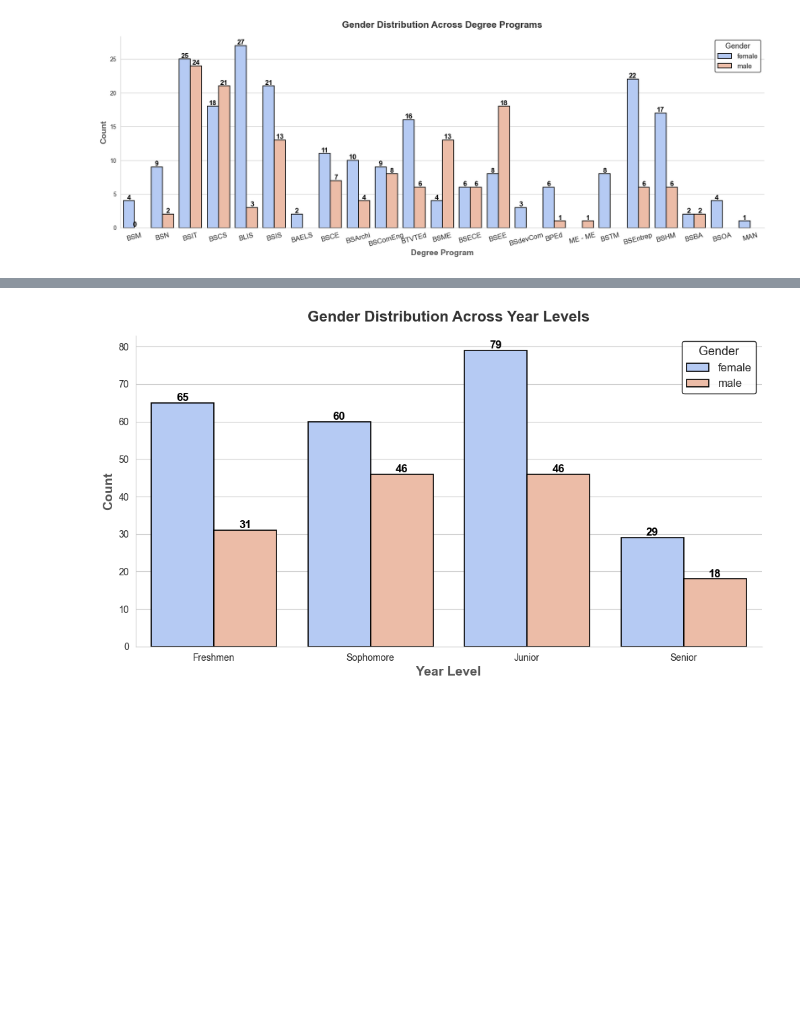
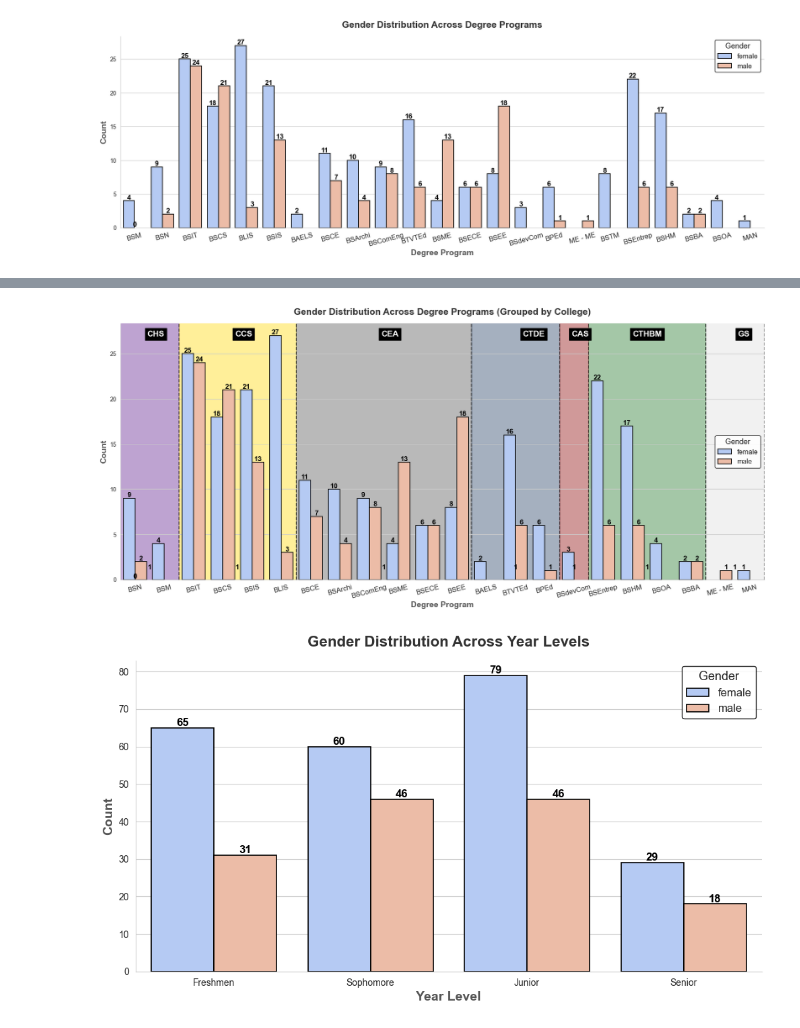
Before and after one commit to Joshua-Ean-Valera/leons.github.io, a Jupyter notebook: Love_Data.ipynb, the cells around one changed output, grey strips where cells are left out. Cells and saved outputs as stored; diff of their text form; code cells hidden in the pictures; blank space fills up the shorter version.

```diff
--- a/Love_Data.ipynb
+++ b/Love_Data.ipynb
@@ -223,3 +294,82 @@ my_pl.show()
+# %%
+import matplotlib.pyplot as plt
+import seaborn as sns
+
+# Define the custom order based on the colleges
+degree_order = [
+    "BSN", "BSM",  # CHS
+    "BSIT", "BSCS", "BSIS", "BLIS",  # CCS
+    "BSCE", "BSArchi", "BSComEng", "BSME", "BSECE", "BSEE",  # CEA
+    "BAELS", "BTVTEd", "BPEd",  # CTDE
+    "BSdevCom",  # CAS
+    "BSEntrep", "BSHM", "BSOA", "BSBA",  # CTHBM
+    "ME - ME", "MAN"  # Graduate School
+]
+
+# Define darker background colors for colleges
+college_sections = {
+    "CHS": (0, 2, "#5D198E"),  # Dark Violet
+    "CCS": (2, 6, "#FFD700"),  # Dark but lighter yellow
+    "CEA": (6, 12, "#505050"),  # Dark Grey
+    "CTDE": (12, 15, "#1E3A5F"),  # Dark Blue
+    "CAS": (15, 16, "#8B0000"),  # Dark Red
+    "CTHBM": (16, 20, "#1D7323"),  # Dark Green
+    "GS": (20, 22, "#DDDDDD")  # Dark Grey (instead of white for visibility)
+}
+
+# Define college label positions (for upper placement inside the graph)
+college_labels = {
+    "CHS": 1, "CCS": 4, "CEA": 9, "CTDE": 14, "CAS": 15.5, "CTHBM": 18, "GS": 21
+}
+
+# Set figure size
+fig, ax = plt.subplots(figsize=(20, 8))
+
+# **STEP 1: Draw background colors BEFORE the bars**
+for college, (start, end, color) in college_sections.items():
+    ax.axvspan(start - 0.5, end - 0.5, color=color, alpha=0.4, zorder=0)  # Background behind bars
+
+# **STEP 2: Plot the bars ON TOP of the background**
+sns.countplot(data=my_love, x="Degree_Program", hue="Gender",
+              order=degree_order, palette="coolwarm", edgecolor="black", linewidth=1.2, zorder=2)
+
+# **STEP 3: Add separation lines for each college**
+for _, (start, end, _) in college_sections.items():
+    ax.axvline(x=end - 0.5, color='black', linestyle='--', linewidth=1.5, alpha=0.7, zorder=3)
+
+# **STEP 4: Get max y-limit to place text at the top**
+y_max = ax.get_ylim()[1]  # Get the max y value
+
+# **STEP 5: Add college labels inside the graph (upper part)**
+for college, position in college_labels.items():
+    ax.text(position, y_max * 0.95, college, ha='right', va='baseline',
+            fontsize=14, fontweight="bold", color="white", backgroundcolor="black", zorder=4)
+
+# **STEP 6: Add annotations for exact count values**
+for p in ax.patches:
+    ax.annotate(f'{int(p.get_height())}',
+                (p.get_x() + p.get_width() / 2, p.get_height()),
+                ha='center', va='bottom', fontsize=12, fontweight="bold", color="black", zorder=5)
+
+# Improve titles and labels
+plt.title("Gender Distribution Across Degree Programs (Grouped by College)", fontsize=16, fontweight="bold", pad=15, color="#333")
+plt.xlabel("Degree Program", fontsize=14, fontweight="bold", color="#555")
+plt.ylabel("Count", fontsize=14, fontweight="bold", color="#555")
+
+# Rotate x-axis labels for better readability
+plt.xticks(rotation=15, fontsize=12)
+
+# Enhance legend appearance
+legend = plt.legend(title="Gender", fontsize=12, title_fontsize=13, frameon=True, facecolor="white", edgecolor="black")
+legend.get_frame().set_alpha(0.9)
+
+# Remove top and right borders for a cleaner look
+sns.despine()
+
+# Display the plot
+plt.show()
+# %% [output]
+[figure, added]
 # %%
 # Ensure "Year_Level" is treated as a categorical variable with a fixed order
 year_order = ["Freshmen", "Sophomore", "Junior", "Senior"]
```
Also changed, not shown: parts of 7 cells of this notebook.
